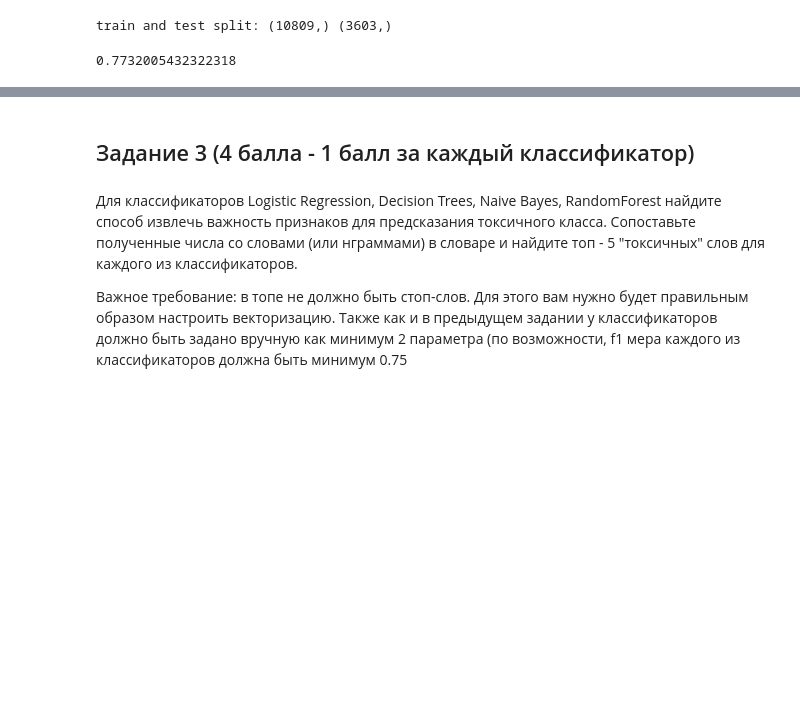
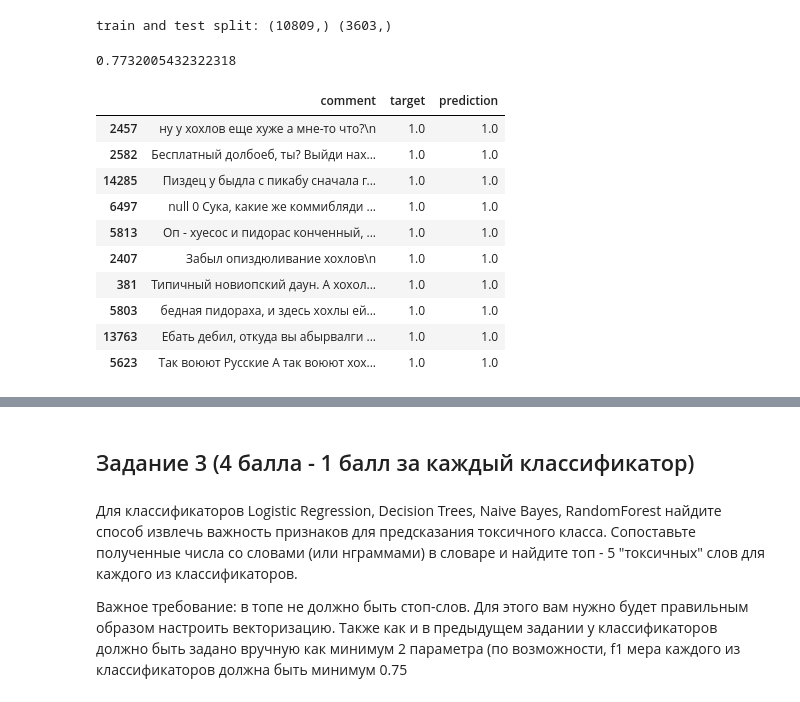
Before and after one commit to liminovna/HSE_NLP_ASSIGNMENTS, a Jupyter notebook: module2_2.ipynb, the cells around one changed output, grey strips where cells are left out. Saved outputs shown, nothing was run; the diff lists cells and outputs as text; code cells hidden in the pictures; blank space fills up the shorter version.

```diff
--- a/module2_2.ipynb
+++ b/module2_2.ipynb
@@ -234,6 +237,26 @@ print(f1_score(y_test, pred))
 # return clf
 # %% [output]
 0.7732005432322318
+# %%
+pd.set_option('display.max_colwidth', None)
+# %%
+# Топ-10 токсичных комментариев для LogisticRegression
+results = X_test.to_frame()
+results['target'] = y_test
+results['prediction'] = clf.predict_proba(matrix_test)[:,1]
+results.sort_values('prediction', ascending=False).head(10)
+# %% [output]
+|  | comment | target | prediction |
+| 2457 | ну у хохлов еще хуже а мне-то что?\n | 1.0 | 1.0 |
+| 2582 | Бесплатный долбоеб, ты? Выйди нах... | 1.0 | 1.0 |
+| 14285 | Пиздец у быдла с пикабу сначала г... | 1.0 | 1.0 |
+| 6497 | null 0 Сука, какие же коммибляди ... | 1.0 | 1.0 |
+| 5813 | Оп - хуесос и пидорас конченный, ... | 1.0 | 1.0 |
+| 2407 | Забыл опиздюливание хохлов\n | 1.0 | 1.0 |
+| 381 | Типичный новиопский даун. А хохол... | 1.0 | 1.0 |
+| 5803 | бедная пидораха, и здесь хохлы ей... | 1.0 | 1.0 |
+| 13763 | Ебать дебил, откуда вы абырвалги ... | 1.0 | 1.0 |
+| 5623 | Так воюют Русские А так воюют хох... | 1.0 | 1.0 |
 # %%
 # Наивный Байес с CountVectorizer
 # %%
```
Also changed, not shown: parts of 28 cells of this notebook.
